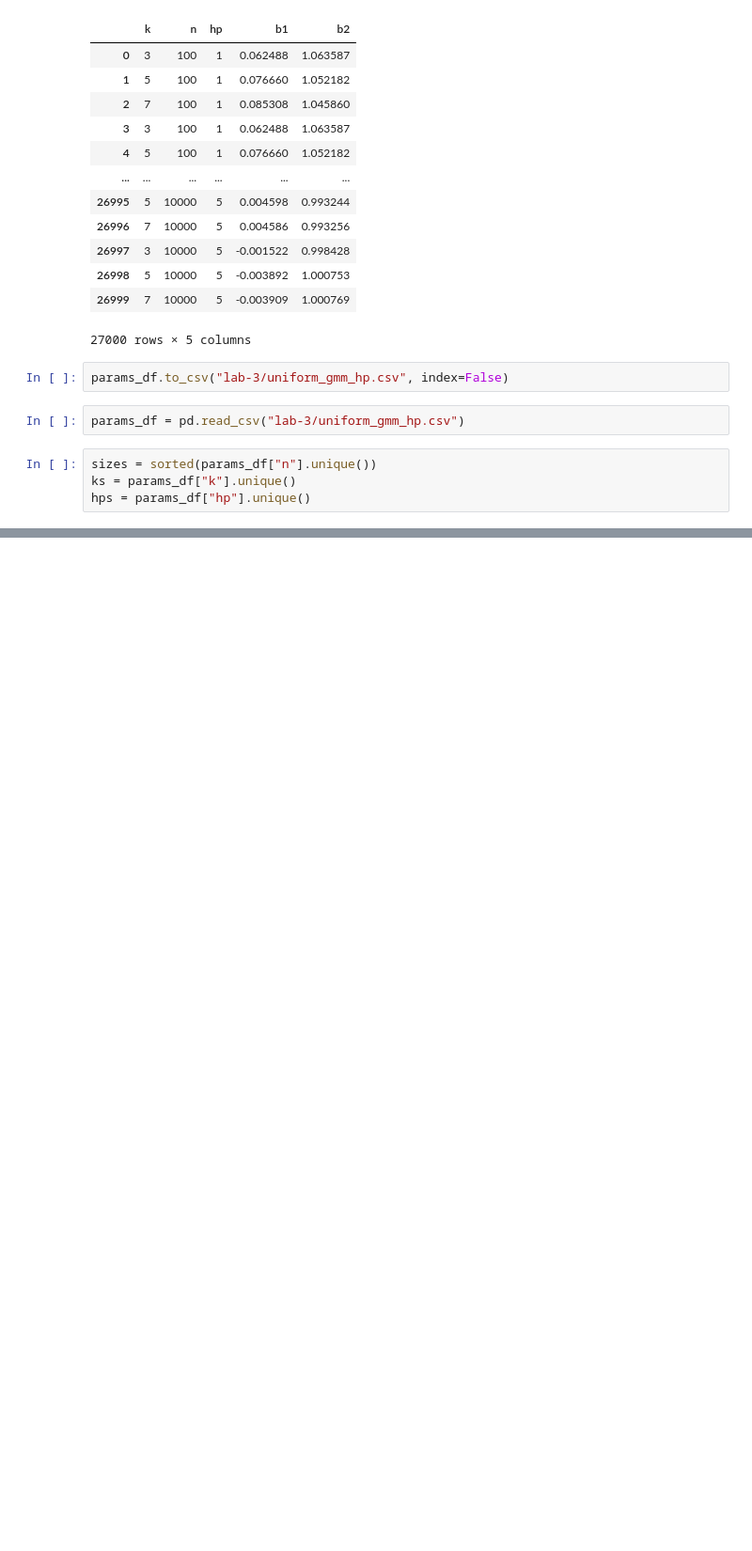
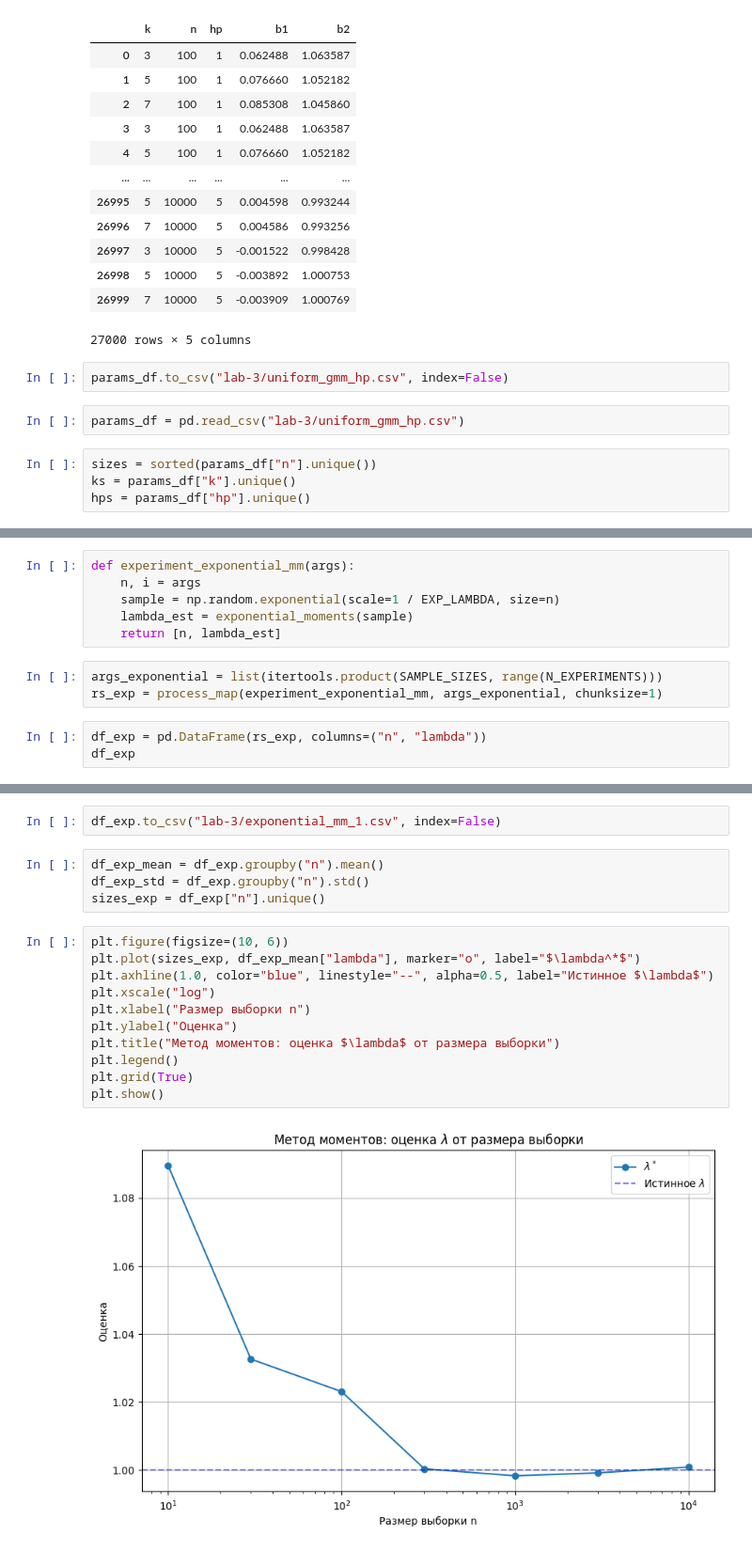
Before and after one commit to e1turin/ipkn-statistics, a Jupyter notebook: lab-3.ipynb, the cells around one changed output, grey strips where cells are left out. Shown at 94% size. Saved outputs shown, nothing was run; the diff lists cells and outputs as text; blank space fills up the shorter version.

Commit message:
lab-3: gen&refactor part of exponential distribution

```diff
--- a/lab-3.ipynb
+++ b/lab-3.ipynb
@@ -266,0 +278,12 @@ def exponential_moments(sample):
+# %%
+def experiment_exponential_mm(args):
+    n, i = args
+    sample = np.random.exponential(scale=1 / EXP_LAMBDA, size=n)
+    lambda_est = exponential_moments(sample)
+    return [n, lambda_est]
+# %%
+args_exponential = list(itertools.product(SAMPLE_SIZES, range(N_EXPERIMENTS)))
+rs_exp = process_map(experiment_exponential_mm, args_exponential, chunksize=1)
+# %%
+df_exp = pd.DataFrame(rs_exp, columns=("n", "lambda"))
+df_exp
@@ -266,0 +304,19 @@ def exponential_moments(sample):
+# %%
+df_exp.to_csv("lab-3/exponential_mm_1.csv", index=False)
+# %%
+df_exp_mean = df_exp.groupby("n").mean()
+df_exp_std = df_exp.groupby("n").std()
+sizes_exp = df_exp["n"].unique()
+# %%
+plt.figure(figsize=(10, 6))
+plt.plot(sizes_exp, df_exp_mean["lambda"], marker="o", label="$\lambda^*$")
+plt.axhline(1.0, color="blue", linestyle="--", alpha=0.5, label="Истинное $\lambda$")
+plt.xscale("log")
+plt.xlabel("Размер выборки n")
+plt.ylabel("Оценка")
+plt.title("Метод моментов: оценка $\lambda$ от размера выборки")
+plt.legend()
+plt.grid(True)
+plt.show()
+# %% [output]
+[figure, added]
```
Also changed, not shown: parts of 24 cells of this notebook.
